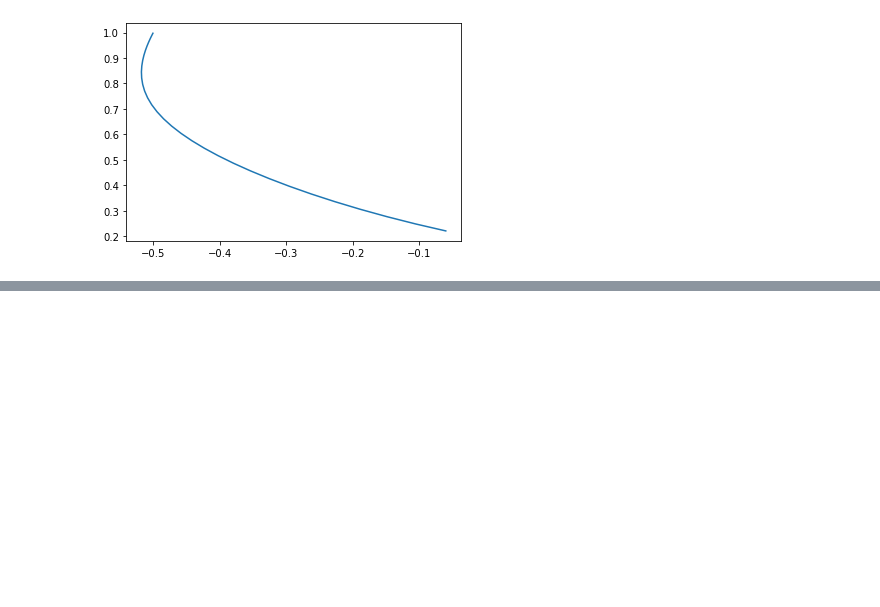
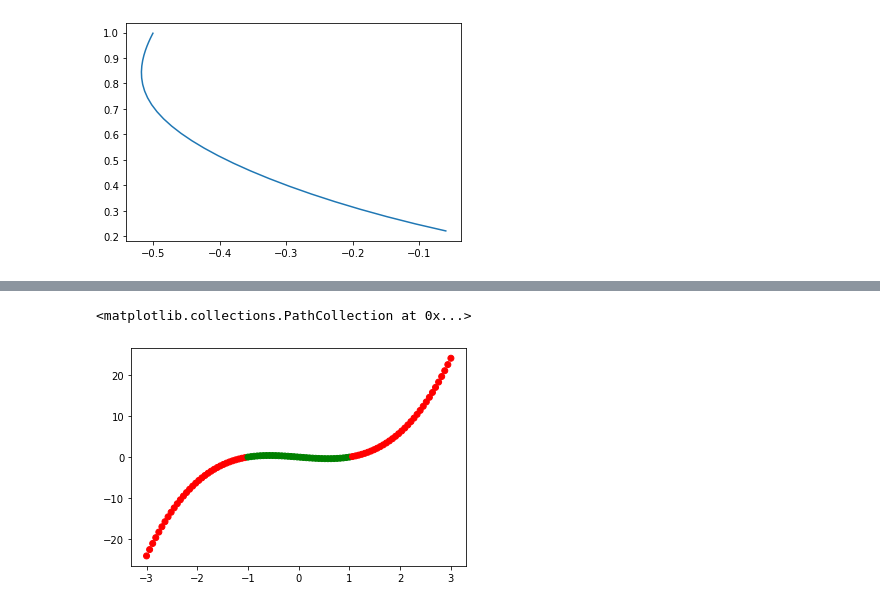
Before and after one commit to farqlia/MSiD, a Jupyter notebook: notebooks/Gradientowe metody opt.ipynb, the cells around one changed output, grey strips where cells are left out. Saved outputs shown, nothing was run; the diff lists cells and outputs as text; code cells hidden in the pictures; blank space fills up the shorter version.

```diff
--- a/notebooks/Gradientowe metody opt.ipynb
+++ b/notebooks/Gradientowe metody opt.ipynb
@@ -271,0 +729,9 @@ plt.plot(points[:n_points, 0], points[:n_points, 1])
+# %%
+x = np.linspace(-3, 3, 100)
+y = [int(constraint3(i)) for i in x]
+colors = np.array(['r', 'g'])
+
+plt.scatter(x, [func3(i) for i in x], c=colors[y])
+# %% [output]
+<matplotlib.collections.PathCollection at 0x...>
+[figure, added]
```
Also changed, not shown: parts of 21 cells of this notebook, 9 other files.
